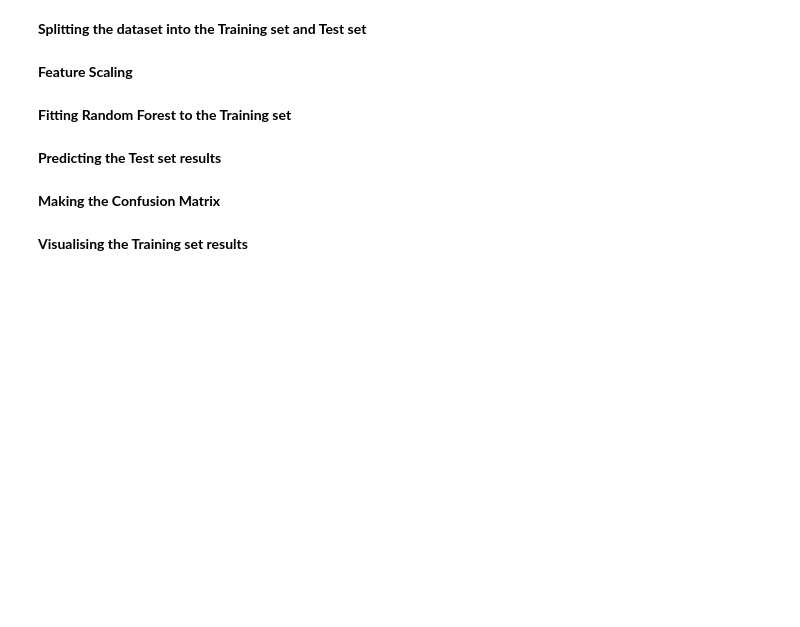
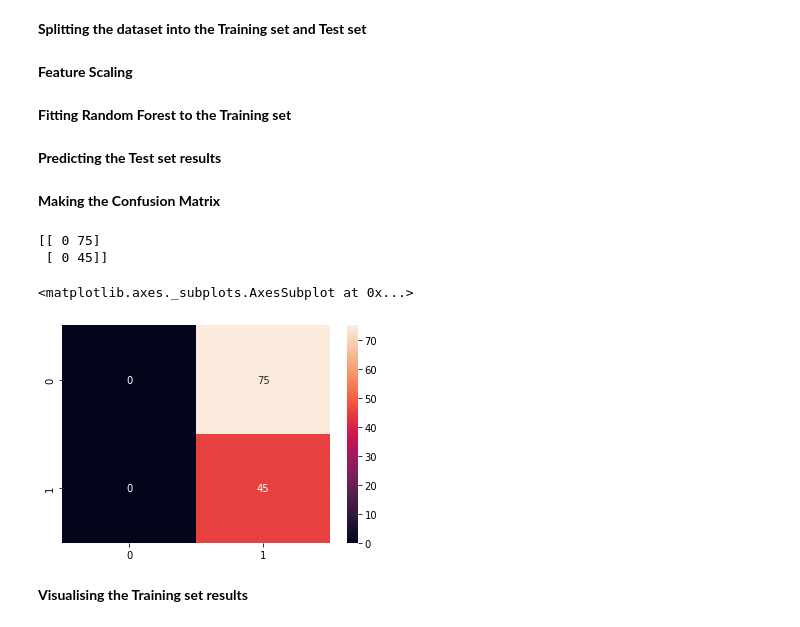
Before and after one commit to ajithspoojary/ML_Task7, a Jupyter notebook: Guvi_Random_Forest_Assignment16.ipynb, the cells around one changed output. Drawn from its saved outputs; the diff is of its cells as text; code cells hidden in the pictures; blank space fills up the shorter version.

```diff
--- a/Guvi_Random_Forest_Assignment16.ipynb
+++ b/Guvi_Random_Forest_Assignment16.ipynb
@@ -9,12 +63,43 @@
 # %% [markdown]
 **Splitting the dataset into the Training set and Test set**
+# %%
+X = df[["Age","EstimatedSalary"]]
+Y = df["Purchased"]
+x_train,x_test,y_train,y_test = train_test_split(X,Y,test_size = 0.3)
 # %% [markdown]
 **Feature Scaling**
+# %%
+ss = StandardScaler()
+ss.fit(x_train)
+ssx_train = ss.transform(x_train)
+ssx_test = ss.transform(x_test)
 # %% [markdown]
 **Fitting Random Forest to the Training set**
+# %%
+test_acc=0
+train_acc=0
+for i in range(10,100):
+    RTC = RandomForestClassifier(n_estimators = 15)
+    RTC.fit(ssx_train,y_train)
+    pre_test = RTC.predict(ssx_test)
+    if test_acc > accuracy_score(y_test,pre_test):
+        break
+    else:
+        test_acc = accuracy_score(y_test,pre_test)
 # %% [markdown]
 **Predicting the Test set results**
+# %%
+pre_test = RTC.predict(x_test)
 # %% [markdown]
 **Making the Confusion Matrix**
+# %%
+print(confusion_matrix(y_test,pre_test))
+confustion_mat = confusion_matrix(y_test,pre_test)
+sns.heatmap(confustion_mat, annot=True)
+# %% [output]
+[[ 0 75]
+ [ 0 45]]
+<matplotlib.axes._subplots.AxesSubplot at 0x...>
+[figure, added]
 # %% [markdown]
 **Visualising the Training set results**
```
Also changed, not shown: parts of 8 cells of this notebook.
